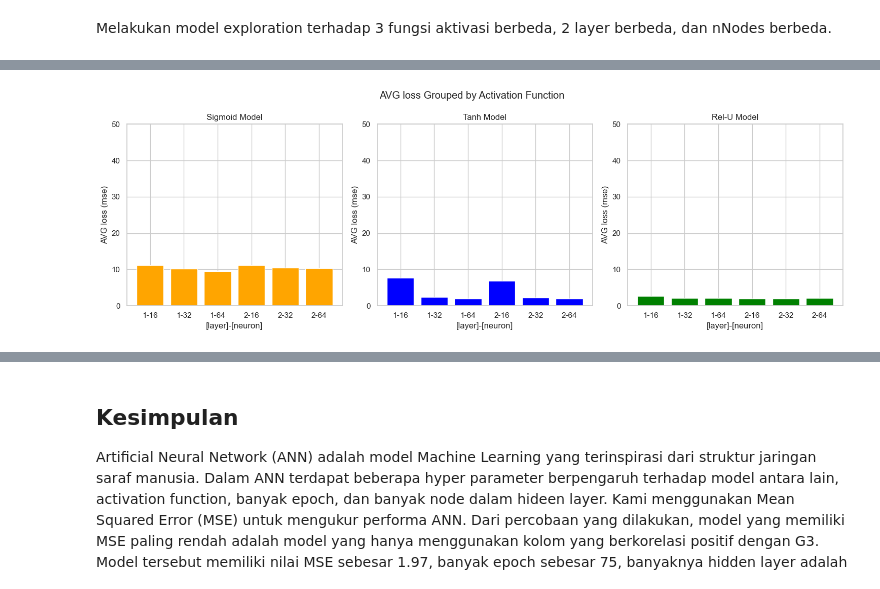
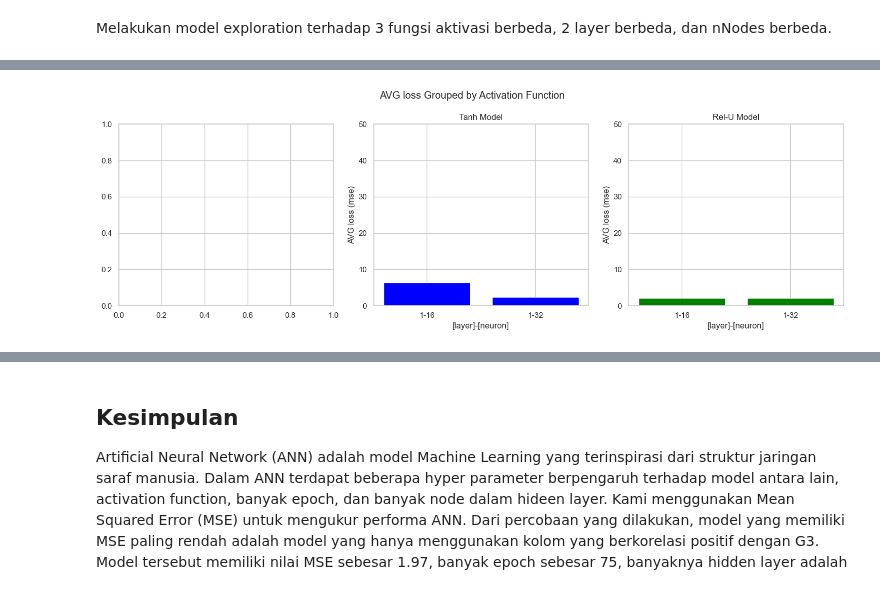
Before and after one commit to whoisgalih/student, a Jupyter notebook: Kelompok3_PredictStudent.ipynb, the cells around one changed output, grey strips where cells are left out. Drawn from its saved outputs; the diff is of its cells as text; code cells hidden in the pictures.

Commit message:
[DONT MERGE] Test MAPE only with positive feature

```diff
--- a/Kelompok3_PredictStudent.ipynb
+++ b/Kelompok3_PredictStudent.ipynb
@@ -837,9 +838,20 @@ kf = KFold(n_splits=5, shuffle=True, random_state=0)
 # %%
 # Model Exploration (at least 3 scheme)
 # Write your code here
-activationFunction = ["sigmoid", "relu", "tanh"]
-nLayers = [1, 2]
-nNodes = [16, 32, 64]
+activationFunction = [
+    # "sigmoid",
+    "relu",
+    "tanh"
+    ]
+nLayers = [
+    1,
+    #2
+    ]
+nNodes = [
+    16,
+    32,
+    #64
+    ]
 
 columns_count = len(X_pos.columns)
 
@@ -894,7 +906,7 @@ for activation in activationFunction :
                 valData = model.predict(xTest.values)
 
                 valScore = np.mean((valData - yTest)**2)
-                valPercent = np.mean((np.abs(valData-yTest))/(yTest)*100)
+                valPercent = np.mean((np.abs(valData-yTest))/(yTest + 1e+10)*100)
 
                 modelData["loss"].append(valScore)
                 modelData["lossPercent"].append(valPercent)
@@ -956,0 +957,4 @@ resultDf.sort_values(by='avg_loss')
+# %%
+for i, m in enumerate(models):
+    print(f"Model {i+1}")
+    print(m["lossPercent"])
@@ -957,31 +970,31 @@ resultDf.sort_values(by='avg_loss')
 # %%
 # Membandingkan setiap hasil dari 3 model
 fig, axes = plt.subplots(1, 3, figsize=(15,5))
 
-x = ['-'.join(m[0].split('_')[2:]) for m in resultDf.values if m[1] == "sigmoid"]
-axes[0].bar(x, [m[4] for m in resultDf.values if m[1] == "sigmoid"], label="sigmoid", color='orange')
-axes[0].set_ylim(0, 50)
-axes[0].set_title("Sigmoid Model")
-axes[0].set_xlabel("[layer]-[neuron]")
-axes[0].set_ylabel("AVG loss (mse)")
+# x = ['-'.join(m[0].split('_')[2:]) for m in resultDf.values if m[1] == "sigmoid"]
+# axes[0].bar(x, [m[4] for m in resultDf.values if m[1] == "sigmoid"], label="sigmoid", color='orange')
+# axes[0].set_ylim(0, 50)
+# axes[0].set_title("Sigmoid Model")
+# axes[0].set_xlabel("[layer]-[neuron]")
+# axes[0].set_ylabel("AVG loss (mse)")
 
 x = ['-'.join(m[0].split('_')[2:]) for m in resultDf.values if m[1] == "tanh"]
 axes[1].bar(x, [m[4] for m in resultDf.values if m[1] == "tanh"], label="tanh", color='blue')
 axes[1].set_ylim(0, 50)
 axes[1].set_title("Tanh Model")
 axes[1].set_xlabel("[layer]-[neuron]")
 axes[1].set_ylabel("AVG loss (mse)")
 
 
 x = ['-'.join(m[0].split('_')[2:]) for m in resultDf.values if m[1] == "relu"]
 axes[2].bar(x, [m[4] for m in resultDf.values if m[1] == "relu"], label="relu", color='green')
 axes[2].set_ylim(0, 50)
 axes[2].set_title("Rel-U Model")
 axes[2].set_xlabel("[layer]-[neuron]")
 axes[2].set_ylabel("AVG loss (mse)")
 
 plt.suptitle("AVG loss Grouped by Activation Function")
 plt.tight_layout()
 plt.show()
 # %% [output]
-[figure, old version]
+[figure, new version]
```
Also changed, not shown: parts of 28 cells of this notebook.
